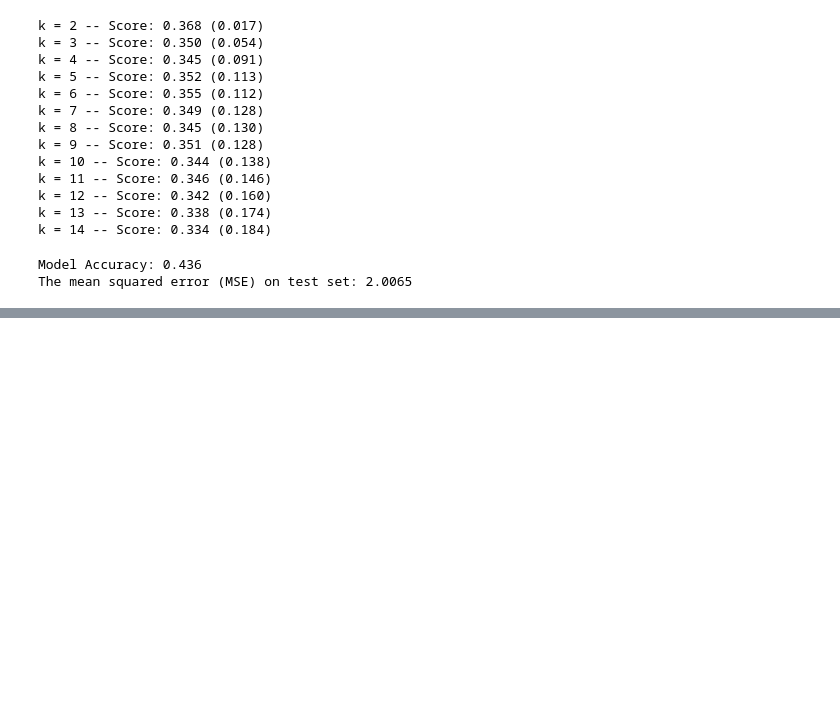
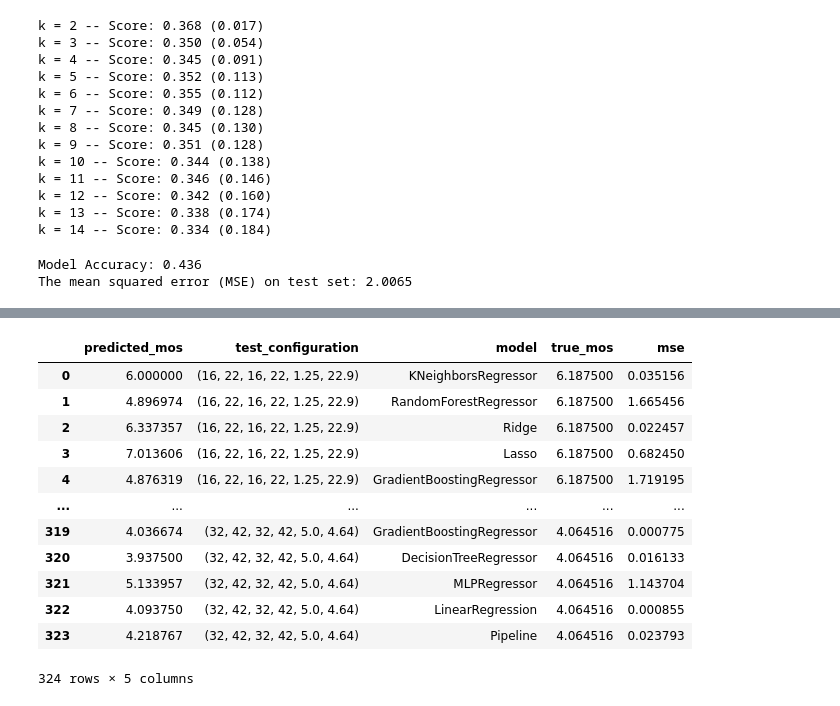
Before and after one commit to minhkstn/PointCloudQoEModels, a Jupyter notebook: point_cloud_qoe_models.ipynb, the cells around one changed output, grey strips where cells are left out. Drawn from its saved outputs; the diff is of its cells as text; code cells hidden in the pictures; blank space fills up the shorter version.

Commit message:
add ML-based models

```diff
--- a/point_cloud_qoe_models.ipynb
+++ b/point_cloud_qoe_models.ipynb
@@ -316,0 +454,60 @@ OSError: dlopen(/Users/minhkstn/opt/anaconda3/lib/python3.9/site-packages/lightg
+# %%
+from sklearn.neighbors import KNeighborsRegressor
+from sklearn.linear_model import (Ridge, Lasso,LinearRegression)
+from sklearn.ensemble import (GradientBoostingRegressor, RandomForestRegressor)
+from sklearn.preprocessing import PolynomialFeatures
+from sklearn.tree import DecisionTreeRegressor
+from sklearn.neural_network import  MLPRegressor
+from sklearn.pipeline import make_pipeline
+from sklearn import preprocessing
+
+from sklearn.metrics import mean_squared_error
+
+seed = 117
+report = None
+
+regressor_models = [
+    KNeighborsRegressor(leaf_size=10, n_neighbors=10),
+    RandomForestRegressor(random_state=seed),
+    Ridge(random_state=seed),
+    Lasso(random_state=seed),
+    GradientBoostingRegressor(random_state=seed),
+    DecisionTreeRegressor(random_state=seed),
+    MLPRegressor(random_state=seed),
+    LinearRegression(),
+    make_pipeline(PolynomialFeatures(2), preprocessing.StandardScaler(), LinearRegression())
+]
+
+for group_name in groups.groups.keys():
+    x_train, y_train, x_test, y_test = get_train_test_fold(groups, group_name)
+
+    for model in regressor_models:
+        model.fit(x_train, y_train)
+
+        # result is the MOS prediction
+        mos_prediction = model.predict(x_test)
+
+        results = pd.DataFrame(mos_prediction, columns =['predicted_mos'])
+        results['test_configuration'] = str(group_name)
+        results['model'] = model.__class__.__name__
+        results['true_mos'] = y_test
+        results['predicted_mos'] =float(mos_prediction)
+        results['mse'] = mean_squared_error(results['true_mos'], results['predicted_mos'])
+
+        report = pd.concat([report, results], axis=0, ignore_index=True)
+
+report
+# %% [output]
+|  | predicted_mos | test_configuration | model | true_mos | mse |
+| 0 | 6.000000 | (16, 22, 16, 22, 1.25, 22.9) | KNeighborsRegressor | 6.187500 | 0.035156 |
+| 1 | 4.896974 | (16, 22, 16, 22, 1.25, 22.9) | RandomForestRegressor | 6.187500 | 1.665456 |
+| 2 | 6.337357 | (16, 22, 16, 22, 1.25, 22.9) | Ridge | 6.187500 | 0.022457 |
+| 3 | 7.013606 | (16, 22, 16, 22, 1.25, 22.9) | Lasso | 6.187500 | 0.682450 |
+| 4 | 4.876319 | (16, 22, 16, 22, 1.25, 22.9) | GradientBoostingRegressor | 6.187500 | 1.719195 |
+| ... | ... | ... | ... | ... | ... |
+| 319 | 4.036674 | (32, 42, 32, 42, 5.0, 4.64) | GradientBoostingRegressor | 4.064516 | 0.000775 |
+| 320 | 3.937500 | (32, 42, 32, 42, 5.0, 4.64) | DecisionTreeRegressor | 4.064516 | 0.016133 |
+| 321 | 5.133957 | (32, 42, 32, 42, 5.0, 4.64) | MLPRegressor | 4.064516 | 1.143704 |
+| 322 | 4.093750 | (32, 42, 32, 42, 5.0, 4.64) | LinearRegression | 4.064516 | 0.000855 |
+| 323 | 4.218767 | (32, 42, 32, 42, 5.0, 4.64) | Pipeline | 4.064516 | 0.023793 |
+324 rows × 5 columns
```
Also changed, not shown: parts of 12 cells of this notebook, 1 other file.
